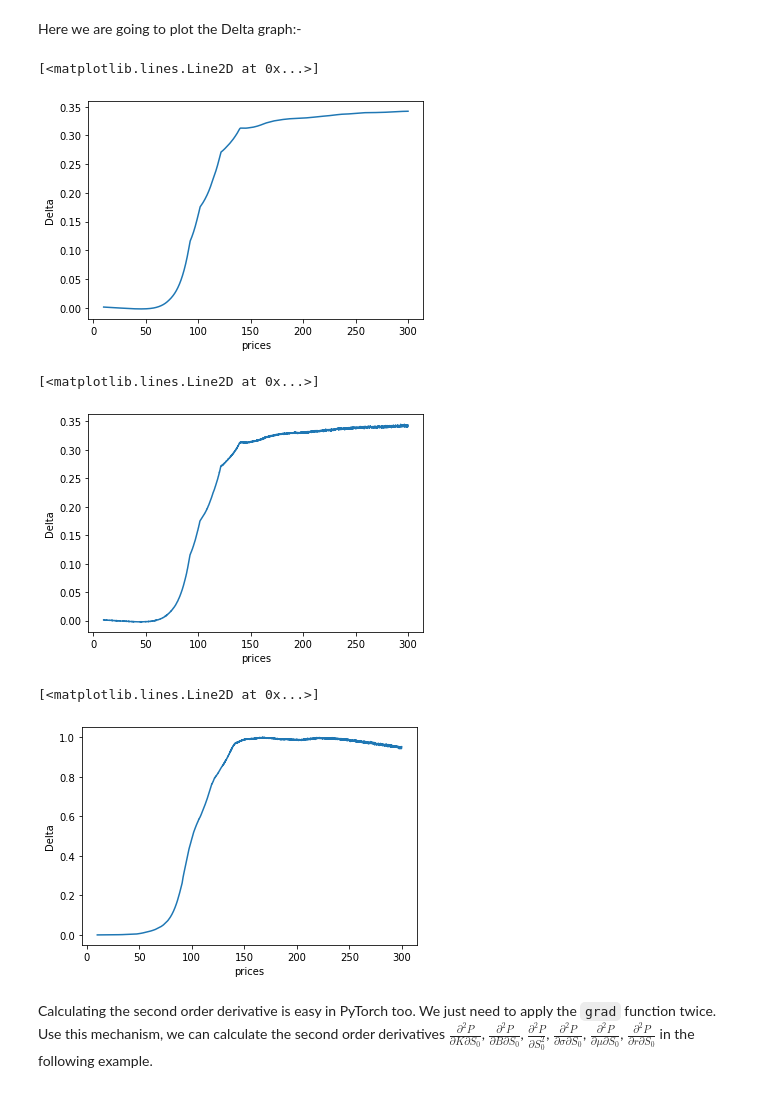
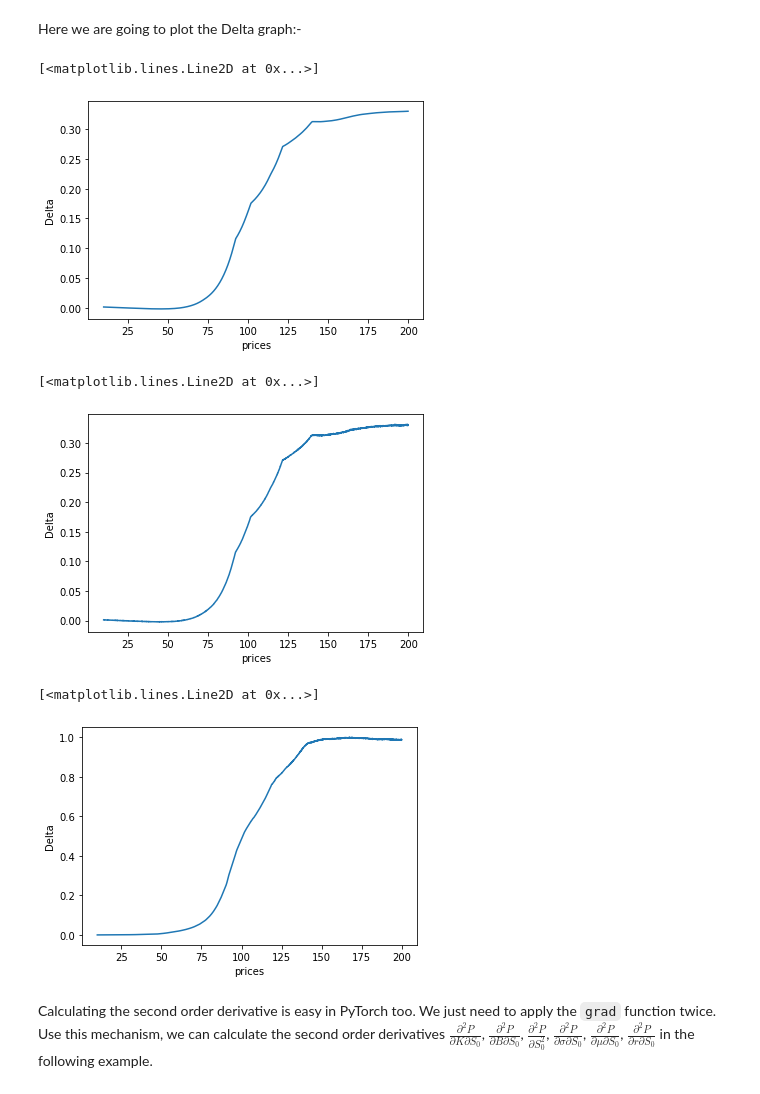
Before and after one commit to xinyanz-erin/Applied-Finance-Project, a Jupyter notebook: From Colab/Combined3.ipynb, the cells around one changed output. Drawn from its saved outputs; the diff is of its cells as text; code cells hidden in the pictures.

```diff
--- a/From Colab/Combined3.ipynb
+++ b/From Colab/Combined3.ipynb
@@ -461,7 +461,7 @@ def compute_delta(S):
     x.backward()
     first_order_gradient = inputs.grad
     return first_order_gradient[0][2]
-prices = np.arange(10, 300, 0.1)
+prices = np.arange(10, 200, 0.1)
 deltas = []
 for p in prices:
     deltas.append(compute_delta(p).item())
@@ -471,27 +471,27 @@ pylab.ylabel('Delta')
 fig
 # %% [output]
 [<matplotlib.lines.Line2D at 0x...>]
-[figure, old version]
+[figure, new version]
 # %%
 %matplotlib inline
 import numpy as np
 def compute_delta(S):
     epsilon = 0.01
     inputs1 = torch.tensor([[110.0, 0.0, S, 0.35, 0.1, 0.05] + ([110.0, 0.0, 110.0, 0.35, 0.1, 0.05]*2)]).cuda()
     inputs2 = torch.tensor([[110.0, 0.0, S + epsilon, 0.35, 0.1, 0.05] + ([110.0, 0.0, 110.0, 0.35, 0.1, 0.05]*2)]).cuda()
     delta = (model(inputs2.float()) - model(inputs1.float()))/epsilon
     return delta
-prices = np.arange(10, 300, 0.1)
+prices = np.arange(10, 200, 0.1)
 deltas = []
 for p in prices:
     deltas.append(compute_delta(p).item())
 fig = pylab.plot(prices, deltas)
 pylab.xlabel('prices')
 pylab.ylabel('Delta')
 fig
 # %% [output]
 [<matplotlib.lines.Line2D at 0x...>]
-[figure, old version]
+[figure, new version]
 # %%
 %matplotlib inline
 import numpy as np
@@ -501,7 +501,7 @@ def compute_delta(S):
     inputs2 = torch.tensor([[110.0, 0.0, S + epsilon, 0.35, 0.1, 0.05]*3]).cuda()
     delta = (model(inputs2.float()) - model(inputs1.float()))/epsilon
     return delta
-prices = np.arange(10, 300, 0.1)
+prices = np.arange(10, 200, 0.1)
 deltas = []
 for p in prices:
     deltas.append(compute_delta(p).item())
@@ -511,7 +511,7 @@ pylab.ylabel('Delta')
 fig
 # %% [output]
 [<matplotlib.lines.Line2D at 0x...>]
-[figure, old version]
+[figure, new version]
 # %% [markdown]
 Calculating the second order derivative is easy in PyTorch too. We just need to apply the `grad` function twice. Use this mechanism, we can calculate the second order derivatives $\frac{\partial^2 P}{\partial K \partial S_0}$, $\frac{\partial^2 P}{\partial B \partial S_0}$, $\frac{\partial^2 P}{\partial S_0^2}$, $\frac{\partial^2 P}{\partial \sigma \partial S_0}$, $\frac{\partial^2 P}{\partial \mu \partial S_0}$, $\frac{\partial^2 P}{\partial r \partial S_0}$ in the following example.
 # %%
```
Also changed, not shown: parts of 4 cells of this notebook.
